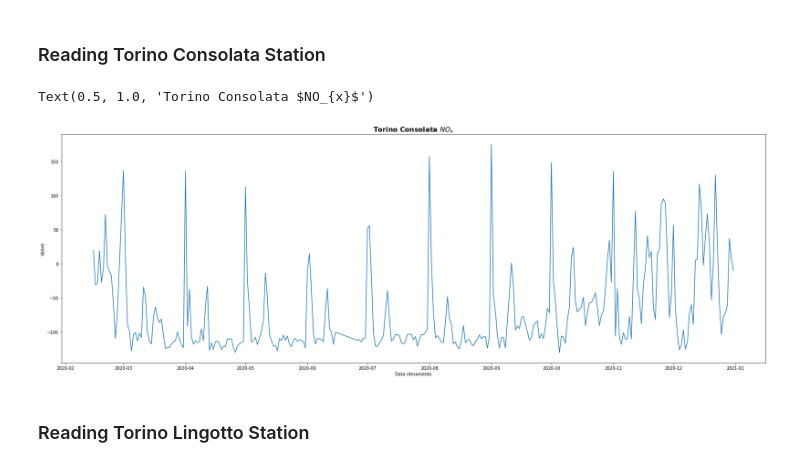
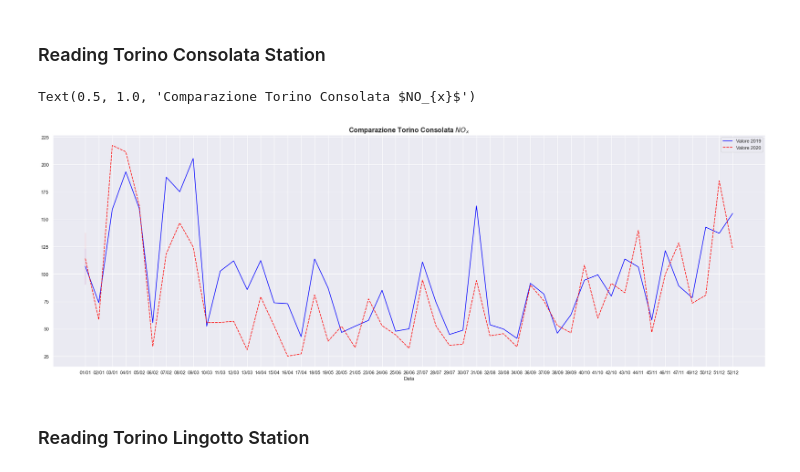
Before and after one commit to danielegerbaldo/Turin-Air-Quality-Comparison-Lockdown, a Jupyter notebook: Air-Quality.ipynb, the cells around one changed output. Drawn from its saved outputs; the diff is of its cells as text; code cells hidden in the pictures.

```diff
--- a/Air-Quality.ipynb
+++ b/Air-Quality.ipynb
@@ -134,12 +140,38 @@ def get_daily_adjusted_data(path):
 # %% [markdown]
 ### Reading Torino Consolata Station
+# %%
+def read_ARPA_csv(path):
+    dataFrame = pd.read_csv(path, sep=';',dtype={'Data rilevamento': str, 'Ora':str},index_col=False )
+
+    #merge date and hours and parsing
+    dataFrame["Data rilevamento"] = dataFrame["Data rilevamento"] + " " +  dataFrame["Ora"]
+    dataFrame["Data rilevamento"] = pd.to_datetime(dataFrame["Data rilevamento"])
+    return dataFrame
+# %%
+to_consolata_2019_nox = read_ARPA_csv('data/ARPA/Torino-Consolata_Gas_2019-01-01_2019-12-31.csv')[['Data rilevamento', 'Valore']]
+to_consolata_2020_nox = read_ARPA_csv('data/ARPA/Torino-Consolata_Gas_2020-01-01_2020-12-31.csv')[['Data rilevamento', 'Valore']]
+
+#rename value column
+to_consolata_2019_nox.rename(columns = {'Valore':'Valore 2019'}, inplace = True)
+to_consolata_2020_nox.rename(columns = {'Valore':'Valore 2020'}, inplace = True)
+#group by week
+to_consolata_2019_nox = to_consolata_2019_nox.resample('W', on='Data rilevamento').mean()
+to_consolata_2020_nox = to_consolata_2020_nox.resample('W', on='Data rilevamento').mean()
+# #creating grouped data
+to_consolata_2019_nox['Data']=to_consolata_2019_nox.index.get_level_values('Data rilevamento').strftime('%U/%m')
+to_consolata_2020_nox['Data']=to_consolata_2020_nox.index.get_level_values('Data rilevamento').strftime('%U/%m')
+#merge data
+merged_consolata = pd.merge(to_consolata_2019_nox ,to_consolata_2020_nox ,on=['Data','Data'])
+merged_consolata.set_index("Data",inplace=True)
 # %%
+sns.set_theme()
 plt.figure(figsize=(30, 10))
-sns.lineplot(data=get_daily_adjusted_data('data/ARPA/Torino-Consolata_Gas_2020-01-01_2020-12-31.csv'), x="Data rilevamento", y="Valore")
-plt.title("Torino Consolata $NO_{x}$",fontdict= { 'fontsize': 16, 'fontweight':'bold'})
+palette = ["blue","red"]
+sns.lineplot(data=merged_consolata, palette=palette)
+plt.title("Comparazione Torino Consolata $NO_{x}$",fontdict= { 'fontsize': 16, 'fontweight':'bold'})
 # %% [output]
-Text(0.5, 1.0, 'Torino Consolata $NO_{x}$')
+Text(0.5, 1.0, 'Comparazione Torino Consolata $NO_{x}$')
-[figure, old version]
+[figure, new version]
 # %% [markdown]
 ### Reading Torino Lingotto Station
 # %%
```
Also changed, not shown: parts of 1 cell of this notebook, 6 other files.
